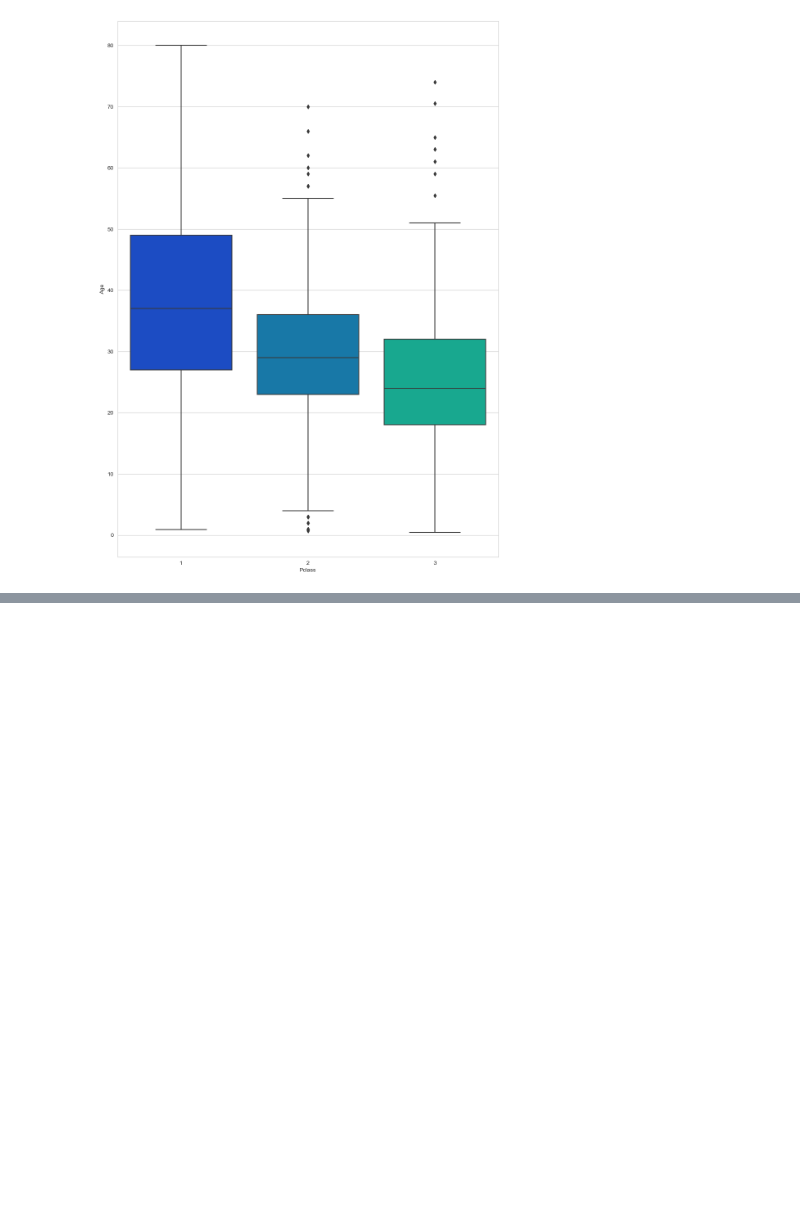
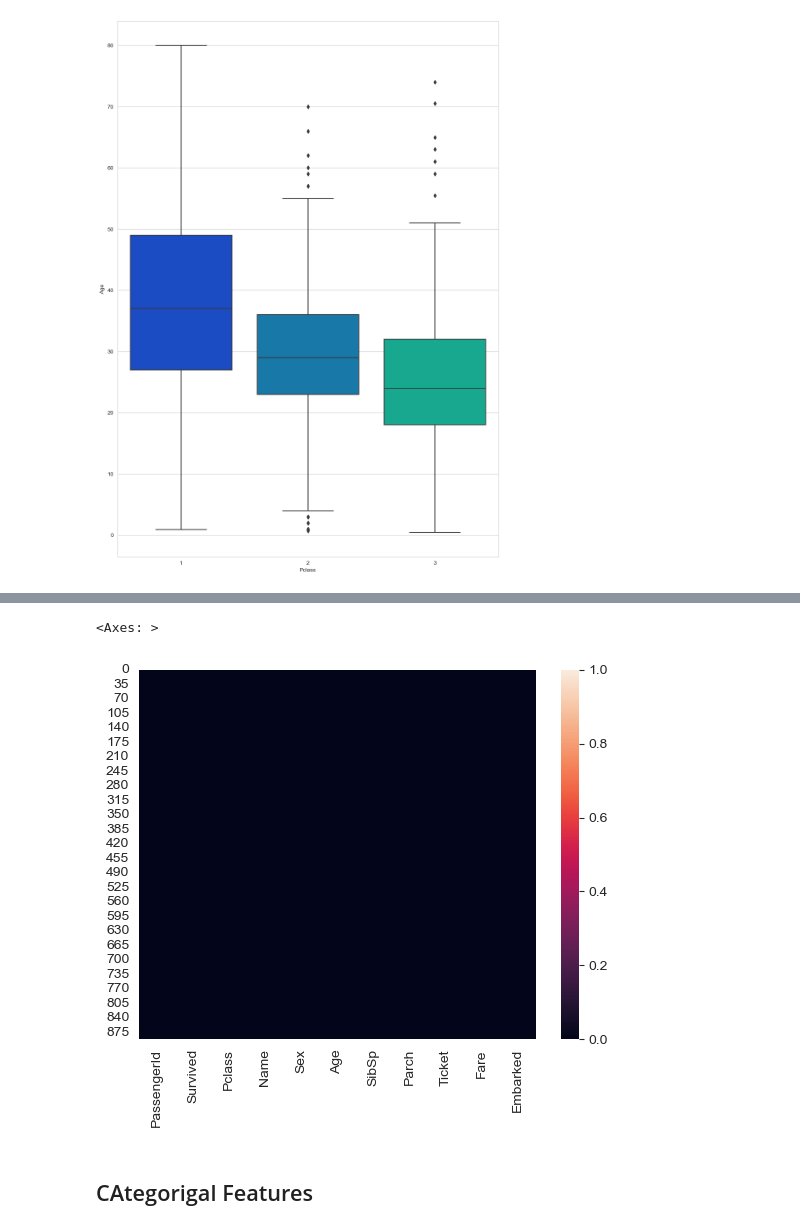
Before and after one commit to basavbamrah/machine-learning-basics, a Jupyter notebook: 1_EDA.ipynb, the cells around one changed output, grey strips where cells are left out. Drawn from its saved outputs; the diff is of its cells as text; code cells hidden in the pictures; blank space fills up the shorter version.

```diff
--- a/1_EDA.ipynb
+++ b/1_EDA.ipynb
@@ -208,0 +234,5 @@ sns.boxplot(x= 'Pclass', y="Age", data = df, palette='winter')
+# %%
+# since Cabin has a lot of null values- Drop the column
+
+df.drop(columns='Cabin', inplace=True)
+df.head()
@@ -208,0 +246,7 @@ sns.boxplot(x= 'Pclass', y="Age", data = df, palette='winter')
+# %%
+sns.heatmap(df.isna())
+# %% [output]
+<Axes: >
+[figure, added]
+# %% [markdown]
+## CAtegorigal Features
```
Also changed, not shown: parts of 36 cells of this notebook, 1 other file.
